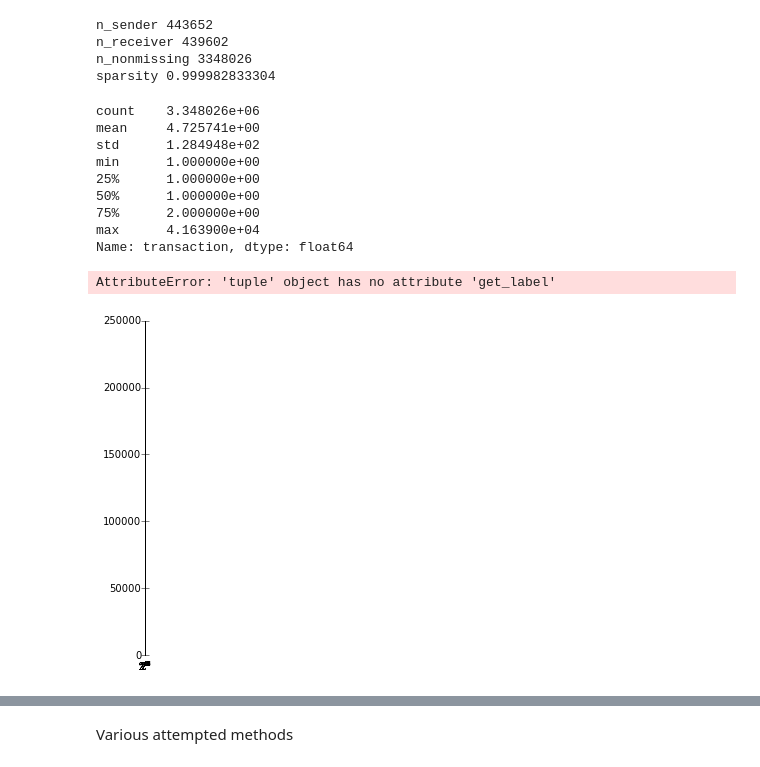
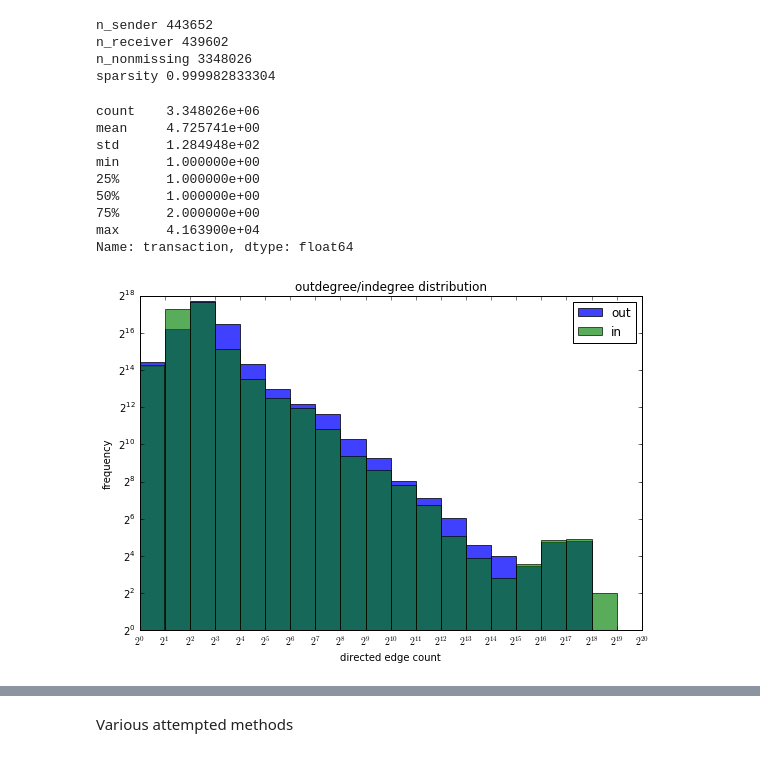
Before and after one commit to PrincetonUniversity/blockchain-detect, a Jupyter notebook: vyf_wmcleve_hw3.ipynb, the cells around one changed output, grey strips where cells are left out. Drawn from its saved outputs; the diff is of its cells as text; code cells hidden in the pictures.

```diff
--- a/vyf_wmcleve_hw3.ipynb
+++ b/vyf_wmcleve_hw3.ipynb
@@ -112,36 +112,35 @@ sparsity 0.999982833304
 # %%
 # Direction of edges is sender -> receiver
 send_distribution = pd.Series(np.squeeze(np.asarray(train_csr.sum(0))))
-recv_distribution = pd.Series(np.squeeze(np.asarray(train_csc.sum(0))))
+recv_distribution = pd.Series(np.squeeze(np.asarray(train_csc.sum(1))))
 title = 'outdegree/indegree distribution'
 xlb = 'directed edge count'
 ylb = 'frequency'
 
 print(series.describe())
 
 # http://stackoverflow.com/questions/7694298/how-to-make-a-log-log-histogram-in-python
 bins = range(max(maxlgbin(x) for x in (send_distribution, recv_distribution)))
 plt.figure(figsize=(9,6))
 plt.axes().set_aspect(9/6)
 plt.xticks(bins, [r'$2^{{{}}}$'.format(i) for i in bins])
-send = plt.hist(send_distribution.apply(np.log2), bins=bins, label='out', alpha=0.75)
-recv = plt.hist(recv_distribution.apply(np.log2), bins=bins, label='in', alpha=0.65)
-plt.legend(handles=[send,recv])
-plt.legend()#bbox_to_anchor=(1.05, 1), loc=2, borderaxespad=0.)
+plt.hist(send_distribution.apply(np.log2), bins=bins, label='out', alpha=0.75)
+plt.hist(recv_distribution.apply(np.log2), bins=bins, label='in', alpha=0.65)
+plt.legend()
+#plt.legend()#bbox_to_anchor=(1.05, 1), loc=2, borderaxespad=0.)
 plt.gca().set_yscale('log', basey=2)
 plt.title(title)
 plt.xlabel(xlb)
 plt.ylabel(ylb)
 plt.show()
 # %% [output]
 count    3.348026e+06
 mean     4.725741e+00
 std      1.284948e+02
 min      1.000000e+00
 25%      1.000000e+00
 50%      1.000000e+00
 75%      2.000000e+00
 max      4.163900e+04
 Name: transaction, dtype: float64
-AttributeError: 'tuple' object has no attribute 'get_label'
-[figure, old version]
+[figure, new version]
```
Also changed, not shown: parts of 3 cells of this notebook.
